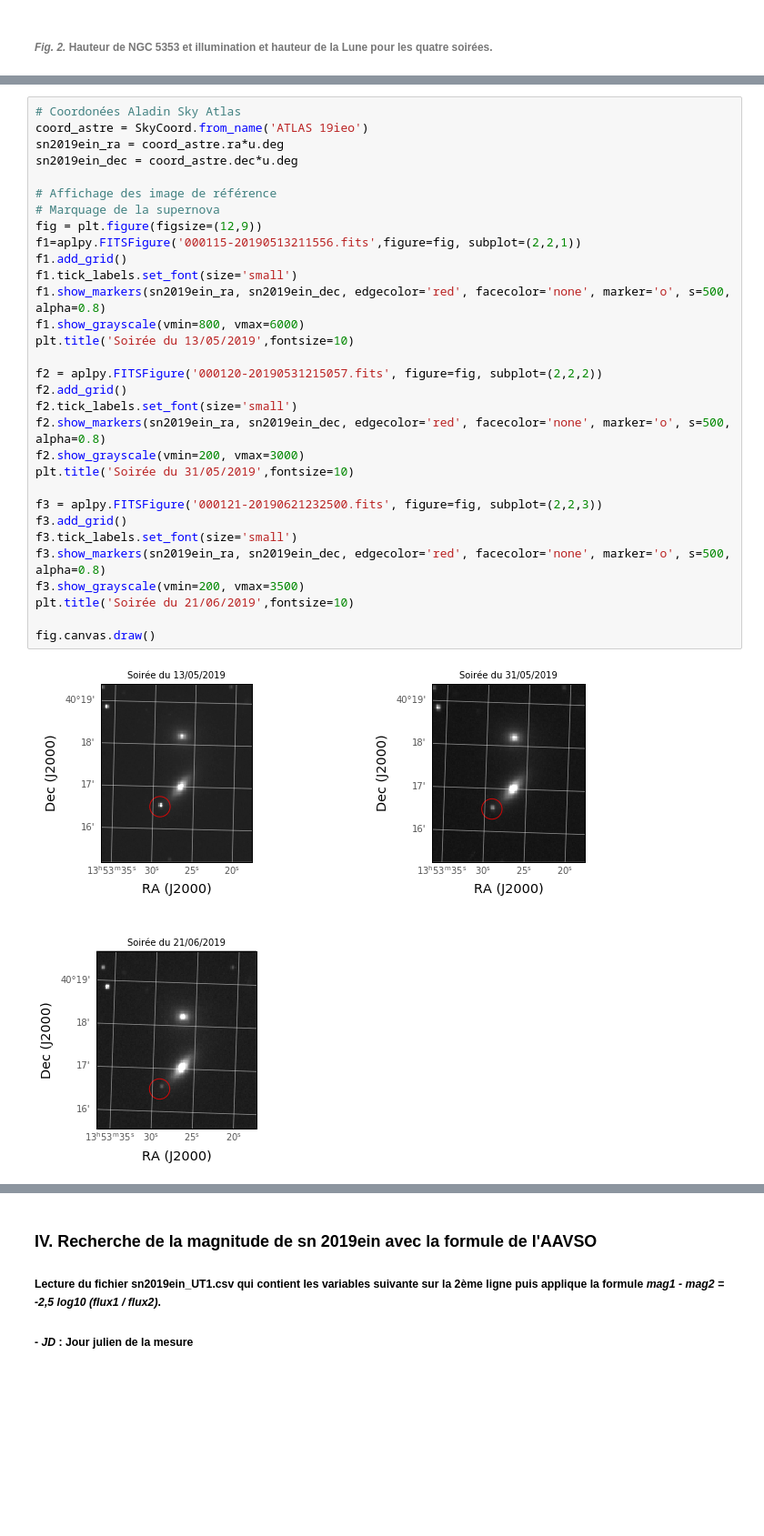
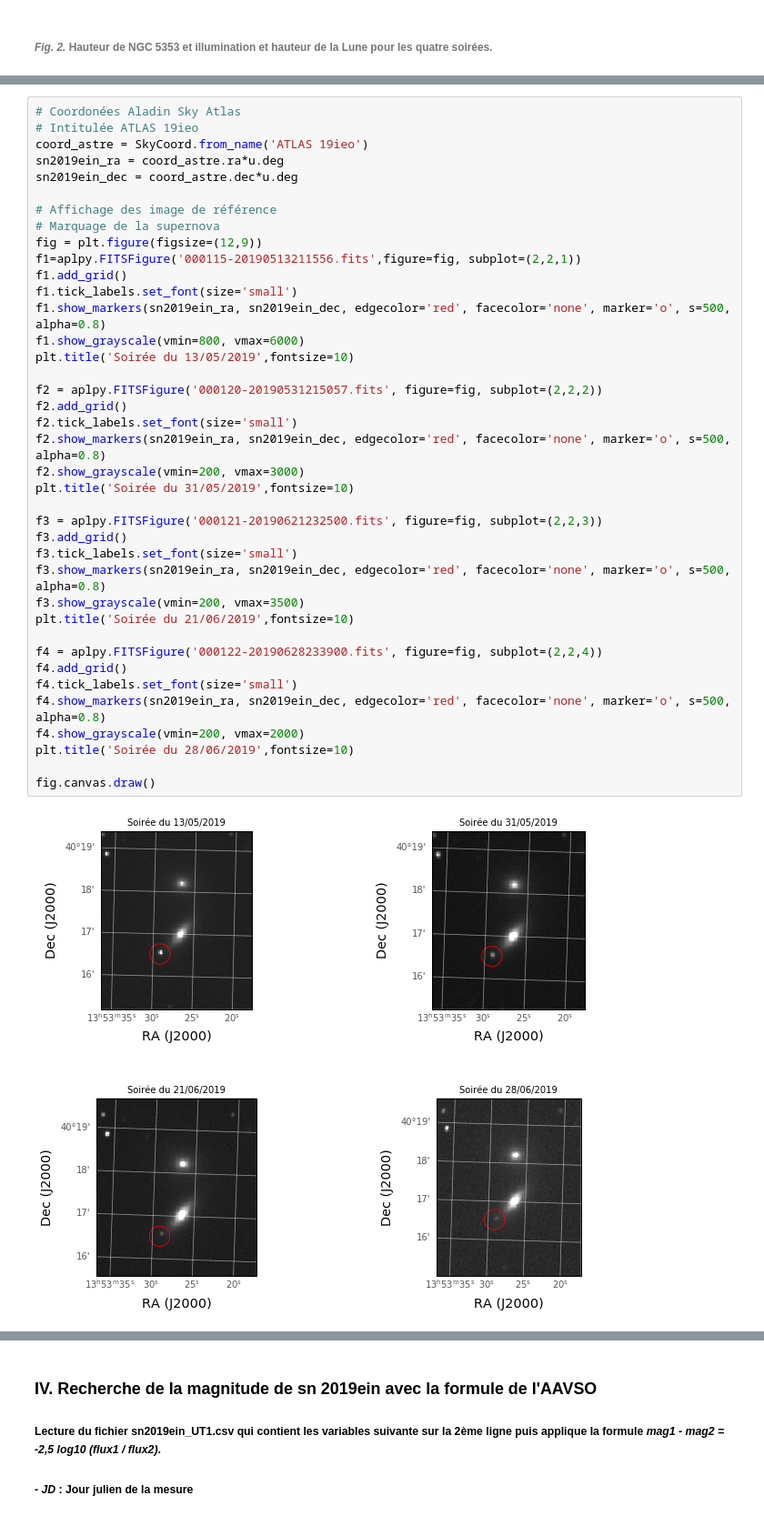
Before and after one commit to dtouzan/sn2019ein, a Jupyter notebook: sn2019ein.ipynb, the cells around one changed output, grey strips where cells are left out. Shown at 91% size. Saved outputs shown, nothing was run; the diff lists cells and outputs as text; blank space fills up the shorter version.

```diff
--- a/sn2019ein.ipynb
+++ b/sn2019ein.ipynb
@@ -224,33 +237,41 @@ plt.show()
 # %%
 # Coordonées Aladin Sky Atlas
+# Intitulée ATLAS 19ieo
 coord_astre = SkyCoord.from_name('ATLAS 19ieo')
 sn2019ein_ra = coord_astre.ra*u.deg
 sn2019ein_dec = coord_astre.dec*u.deg
 
 # Affichage des image de référence
 # Marquage de la supernova
 fig = plt.figure(figsize=(12,9))
 f1=aplpy.FITSFigure('000115-20190513211556.fits',figure=fig, subplot=(2,2,1))
 f1.add_grid()
 f1.tick_labels.set_font(size='small')
 f1.show_markers(sn2019ein_ra, sn2019ein_dec, edgecolor='red', facecolor='none', marker='o', s=500, alpha=0.8)
 f1.show_grayscale(vmin=800, vmax=6000)
 plt.title('Soirée du 13/05/2019',fontsize=10)
 
 f2 = aplpy.FITSFigure('000120-20190531215057.fits', figure=fig, subplot=(2,2,2))
 f2.add_grid()
 f2.tick_labels.set_font(size='small')
 f2.show_markers(sn2019ein_ra, sn2019ein_dec, edgecolor='red', facecolor='none', marker='o', s=500, alpha=0.8)
 f2.show_grayscale(vmin=200, vmax=3000)
 plt.title('Soirée du 31/05/2019',fontsize=10)
 
 f3 = aplpy.FITSFigure('000121-20190621232500.fits', figure=fig, subplot=(2,2,3))
 f3.add_grid()
 f3.tick_labels.set_font(size='small')
 f3.show_markers(sn2019ein_ra, sn2019ein_dec, edgecolor='red', facecolor='none', marker='o', s=500, alpha=0.8)
 f3.show_grayscale(vmin=200, vmax=3500)
 plt.title('Soirée du 21/06/2019',fontsize=10)
 
+f4 = aplpy.FITSFigure('000122-20190628233900.fits', figure=fig, subplot=(2,2,4))
+f4.add_grid()
+f4.tick_labels.set_font(size='small')
+f4.show_markers(sn2019ein_ra, sn2019ein_dec, edgecolor='red', facecolor='none', marker='o', s=500, alpha=0.8)
+f4.show_grayscale(vmin=200, vmax=2000)
+plt.title('Soirée du 28/06/2019',fontsize=10)
+
 fig.canvas.draw()
 # %% [output]
-[figure, old version]
+[figure, new version]
```
Also changed, not shown: parts of 9 cells of this notebook, 1 other file.
